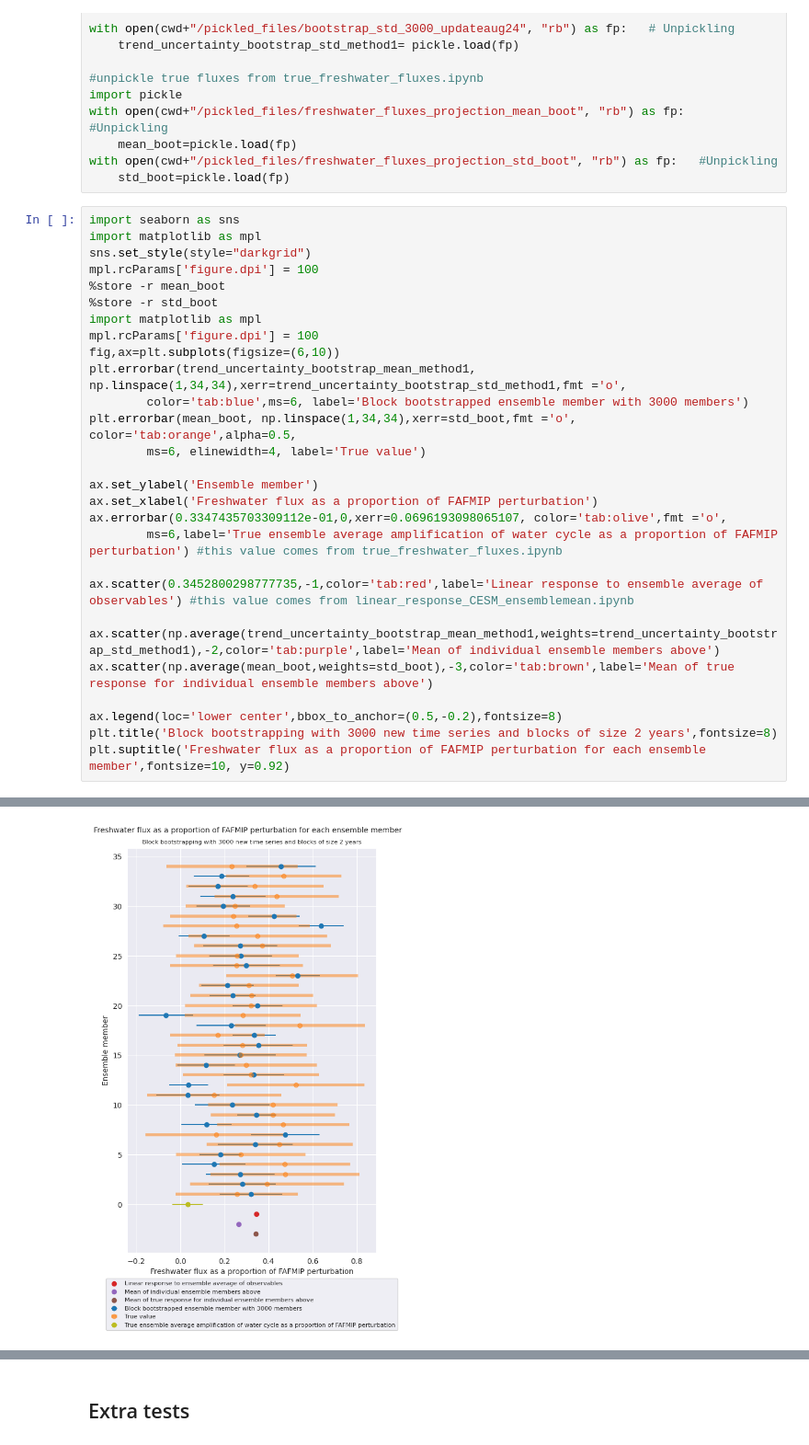
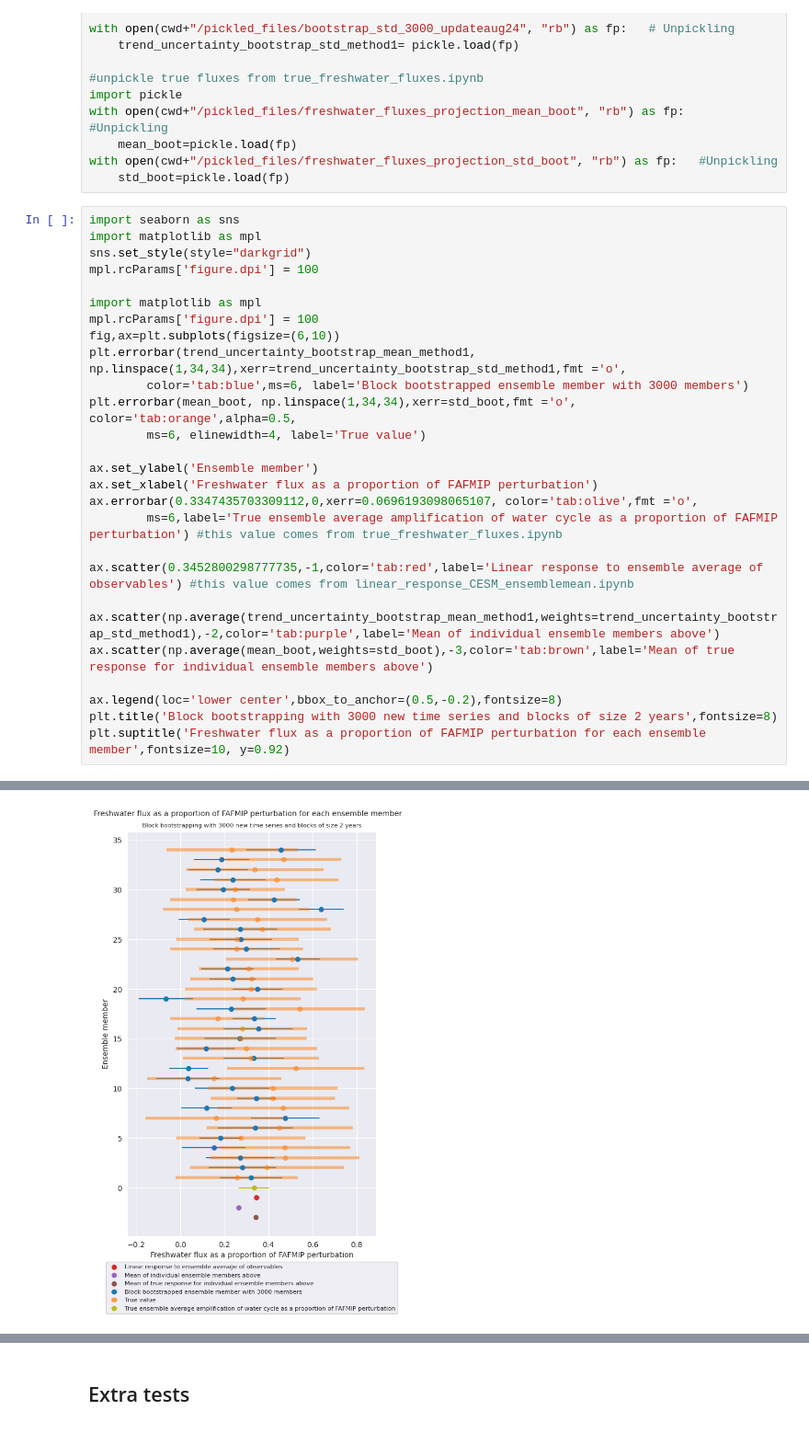
Before and after one commit to aurora-bf/freshwater_flux_linresp, a Jupyter notebook: model_tests/individual_ensemble_member_CESM.ipynb, the cells around one changed output, grey strips where cells are left out. Shown at 92% size. Saved outputs shown, nothing was run; the diff lists cells and outputs as text.

```diff
--- a/model_tests/individual_ensemble_member_CESM.ipynb
+++ b/model_tests/individual_ensemble_member_CESM.ipynb
@@ -276,31 +277,30 @@ with open(cwd+"/pickled_files/freshwater_fluxes_projection_std_boot", "rb") as f
 # %%
 import seaborn as sns
 import matplotlib as mpl
 sns.set_style(style="darkgrid")
 mpl.rcParams['figure.dpi'] = 100
-%store -r mean_boot
-%store -r std_boot
+
 import matplotlib as mpl
 mpl.rcParams['figure.dpi'] = 100
 fig,ax=plt.subplots(figsize=(6,10))
 plt.errorbar(trend_uncertainty_bootstrap_mean_method1, np.linspace(1,34,34),xerr=trend_uncertainty_bootstrap_std_method1,fmt ='o',
         color='tab:blue',ms=6, label='Block bootstrapped ensemble member with 3000 members')
 plt.errorbar(mean_boot, np.linspace(1,34,34),xerr=std_boot,fmt ='o', color='tab:orange',alpha=0.5,
         ms=6, elinewidth=4, label='True value')
 
 ax.set_ylabel('Ensemble member')
 ax.set_xlabel('Freshwater flux as a proportion of FAFMIP perturbation')
-ax.errorbar(0.3347435703309112e-01,0,xerr=0.0696193098065107, color='tab:olive',fmt ='o',
+ax.errorbar(0.3347435703309112,0,xerr=0.0696193098065107, color='tab:olive',fmt ='o',
         ms=6,label='True ensemble average amplification of water cycle as a proportion of FAFMIP perturbation') #this value comes from true_freshwater_fluxes.ipynb
 
 ax.scatter(0.3452800298777735,-1,color='tab:red',label='Linear response to ensemble average of observables') #this value comes from linear_response_CESM_ensemblemean.ipynb
 
 ax.scatter(np.average(trend_uncertainty_bootstrap_mean_method1,weights=trend_uncertainty_bootstrap_std_method1),-2,color='tab:purple',label='Mean of individual ensemble members above')
 ax.scatter(np.average(mean_boot,weights=std_boot),-3,color='tab:brown',label='Mean of true response for individual ensemble members above')
 
 ax.legend(loc='lower center',bbox_to_anchor=(0.5,-0.2),fontsize=8)
 plt.title('Block bootstrapping with 3000 new time series and blocks of size 2 years',fontsize=8)
 plt.suptitle('Freshwater flux as a proportion of FAFMIP perturbation for each ensemble member',fontsize=10, y=0.92)
 # %% [output]
 Text(0.5, 0.92, 'Freshwater flux as a proportion of FAFMIP perturbation for each ensemble member')
-[figure, old version]
+[figure, new version]
```
Also changed, not shown: parts of 11 cells of this notebook, 3 other files.
